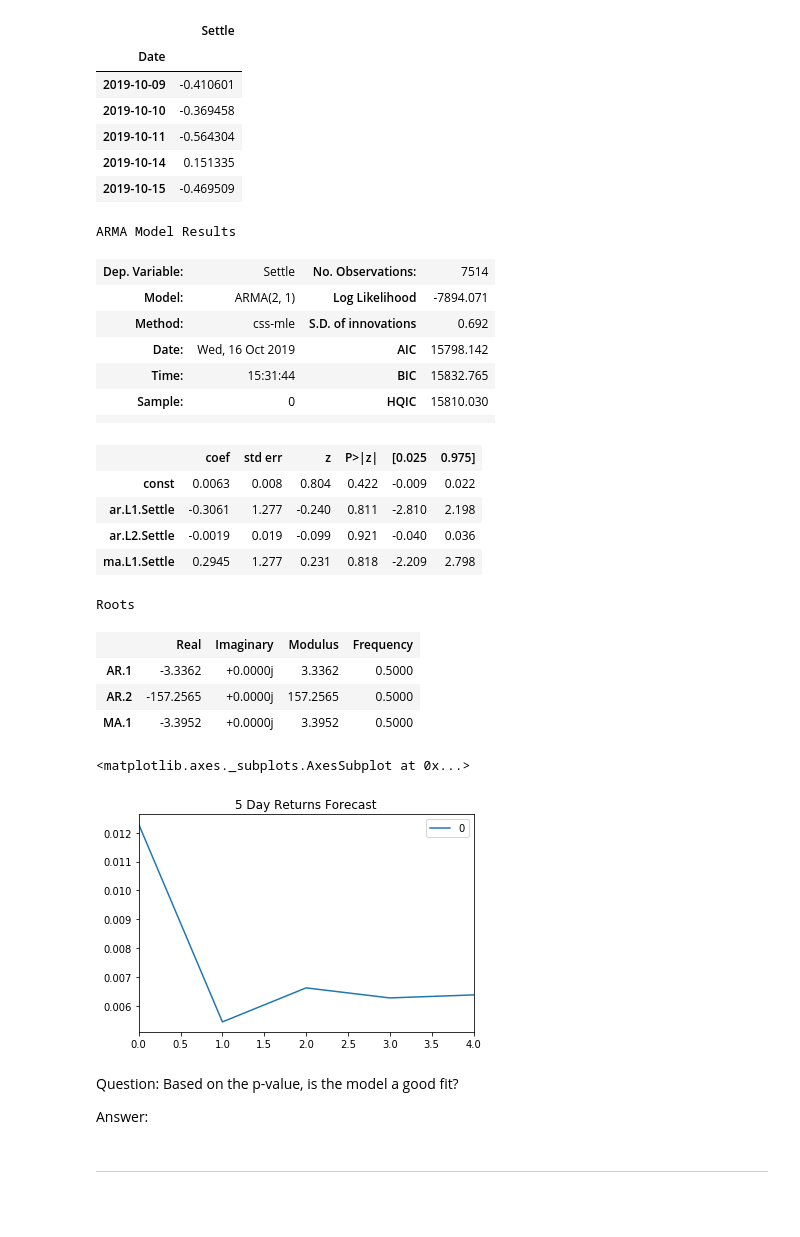
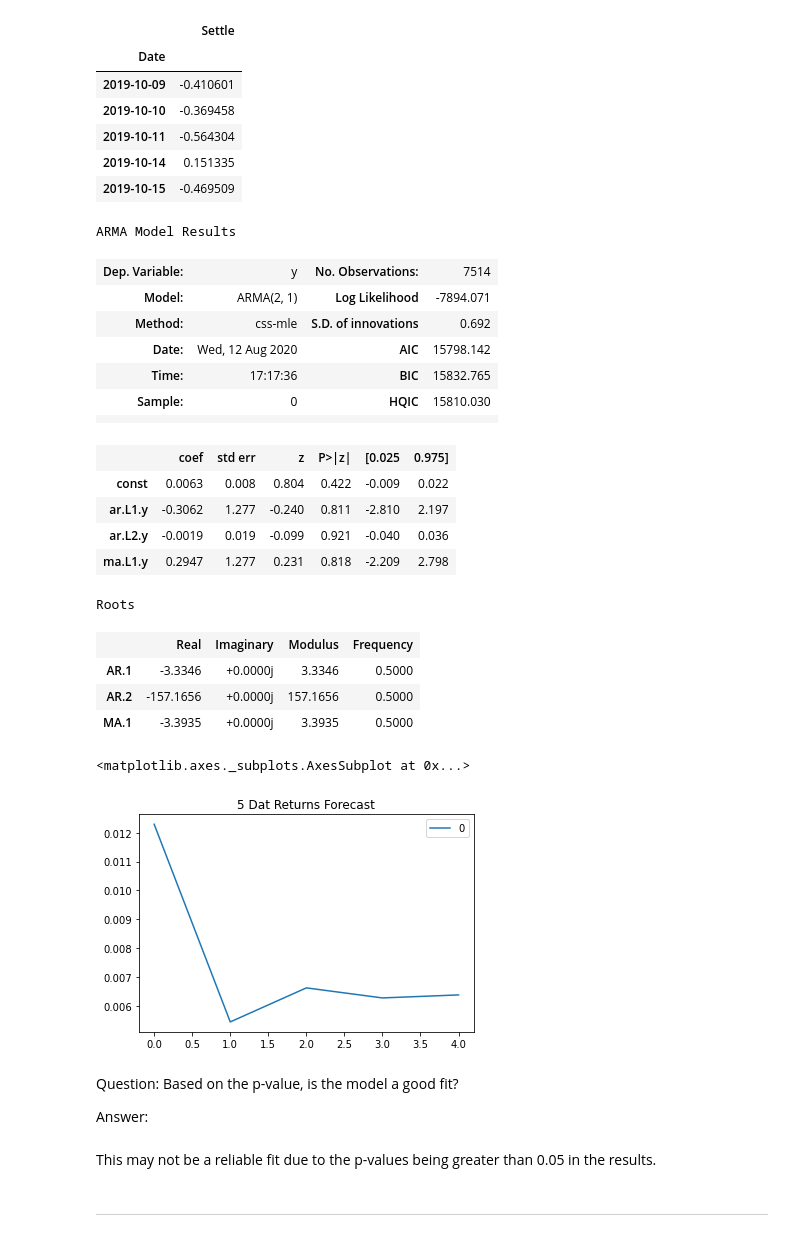
Before and after one commit to Caresir/Time-Series, a Jupyter notebook: time_series_analysis.ipynb, the cells around one changed output. Drawn from its saved outputs; the diff is of its cells as text; code cells hidden in the pictures; blank space fills up the shorter version.

```diff
--- a/time_series_analysis.ipynb
+++ b/time_series_analysis.ipynb
@@ -136,44 +147,46 @@ returns.tail()
 | 2019-10-15 | -0.469509 |
 # %%
 import statsmodels.api as sm
-
+from statsmodels.tsa.arima_model import ARMA
 # Estimate and ARMA model using statsmodels (use order=(2, 1))
-# YOUR CODE HERE!
+model = ARMA(returns.values, order=(2,1))
 
 # Fit the model and assign it to a variable called results
-# YOUR CODE HERE!
+results = model.fit()
 # %%
 # Output model summary results:
-# YOUR CODE HERE!
+results.summary()
 # %% [output]
 ARMA Model Results
-| Dep. Variable: | Settle | No. Observations: | 7514 |
+| Dep. Variable: | y | No. Observations: | 7514 |
 | Model: | ARMA(2, 1) | Log Likelihood | -7894.071 |
 | Method: | css-mle | S.D. of innovations | 0.692 |
-| Date: | Wed, 16 Oct 2019 | AIC | 15798.142 |
-| Time: | 15:31:44 | BIC | 15832.765 |
+| Date: | Wed, 12 Aug 2020 | AIC | 15798.142 |
+| Time: | 17:17:36 | BIC | 15832.765 |
 | Sample: | 0 | HQIC | 15810.030 |
 |  |  |  |  |
 |  | coef | std err | z | P>|z| | [0.025 | 0.975] |
 | const | 0.0063 | 0.008 | 0.804 | 0.422 | -0.009 | 0.022 |
-| ar.L1.Settle | -0.3061 | 1.277 | -0.240 | 0.811 | -2.810 | 2.198 |
-| ar.L2.Settle | -0.0019 | 0.019 | -0.099 | 0.921 | -0.040 | 0.036 |
-| ma.L1.Settle | 0.2945 | 1.277 | 0.231 | 0.818 | -2.209 | 2.798 |
+| ar.L1.y | -0.3062 | 1.277 | -0.240 | 0.811 | -2.810 | 2.197 |
+| ar.L2.y | -0.0019 | 0.019 | -0.099 | 0.921 | -0.040 | 0.036 |
+| ma.L1.y | 0.2947 | 1.277 | 0.231 | 0.818 | -2.209 | 2.798 |
 Roots
 |  | Real | Imaginary | Modulus | Frequency |
-| AR.1 | -3.3362 | +0.0000j | 3.3362 | 0.5000 |
-| AR.2 | -157.2565 | +0.0000j | 157.2565 | 0.5000 |
-| MA.1 | -3.3952 | +0.0000j | 3.3952 | 0.5000 |
+| AR.1 | -3.3346 | +0.0000j | 3.3346 | 0.5000 |
+| AR.2 | -157.1656 | +0.0000j | 157.1656 | 0.5000 |
+| MA.1 | -3.3935 | +0.0000j | 3.3935 | 0.5000 |
 # %%
 # Plot the 5 Day Returns Forecast
-# YOUR CODE HERE!
+pd.DataFrame(results.forecast(steps=5)[0]).plot(title='5 Dat Returns Forecast')
 # %% [output]
 <matplotlib.axes._subplots.AxesSubplot at 0x...>
-[figure, old version]
+[figure, new version]
 # %% [markdown]
 Question: Based on the p-value, is the model a good fit?
 
 Answer:
+# %% [markdown]
+This may not be a reliable fit due to the p-values being greater than 0.05 in the results.
 # %% [markdown]
 ---
 # %% [markdown]
```
Also changed, not shown: parts of 8 cells of this notebook.
